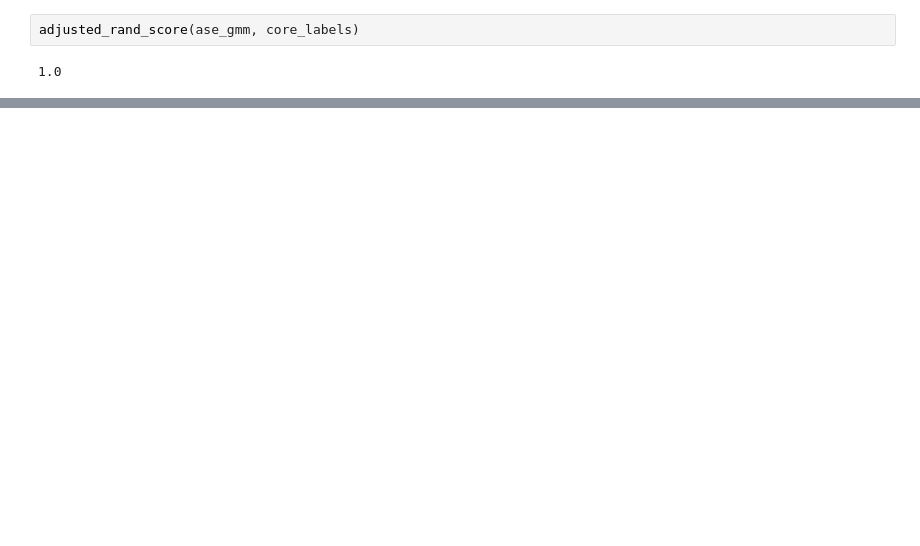
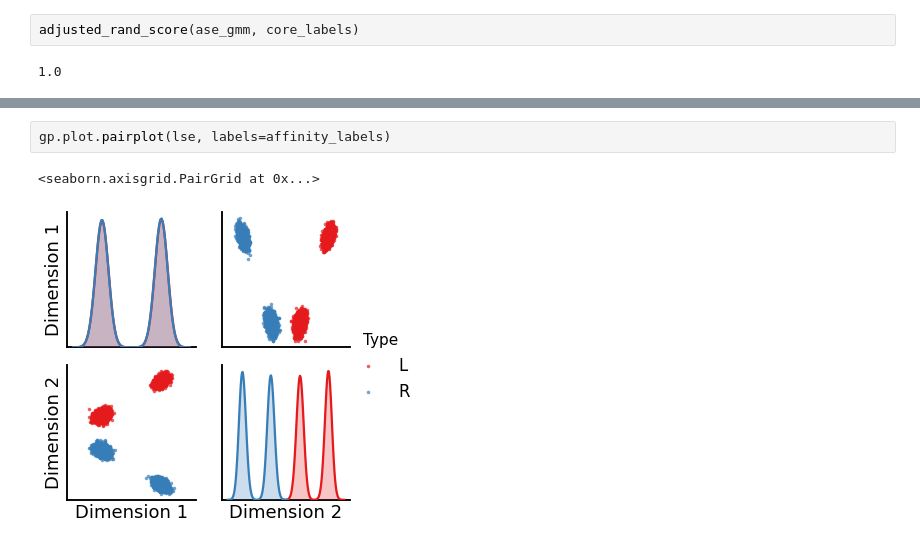
Before and after one commit to neurodata/dos_and_donts, a Jupyter notebook: experiments/experiment_9/testing.ipynb, the cells around one changed output, grey strips where cells are left out. Saved outputs shown, nothing was run; the diff lists cells and outputs as text; blank space fills up the shorter version.

```diff
--- a/experiments/experiment_9/testing.ipynb
+++ b/experiments/experiment_9/testing.ipynb
@@ -101,0 +107,5 @@ gp.plot.pairplot(lse, labels=lse_gmm)
+# %%
+gp.plot.pairplot(lse, labels=affinity_labels)
+# %% [output]
+<seaborn.axisgrid.PairGrid at 0x...>
+[figure, added]
```
Also changed, not shown: parts of 10 cells of this notebook.
